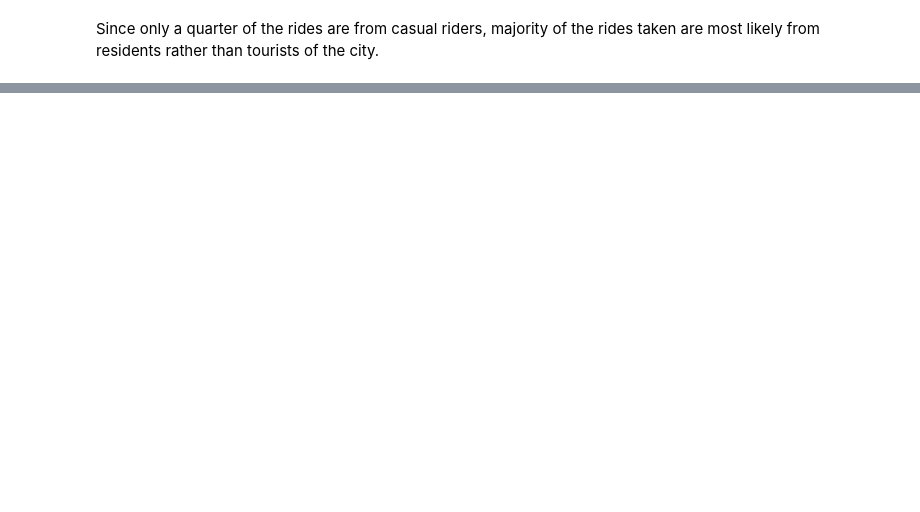
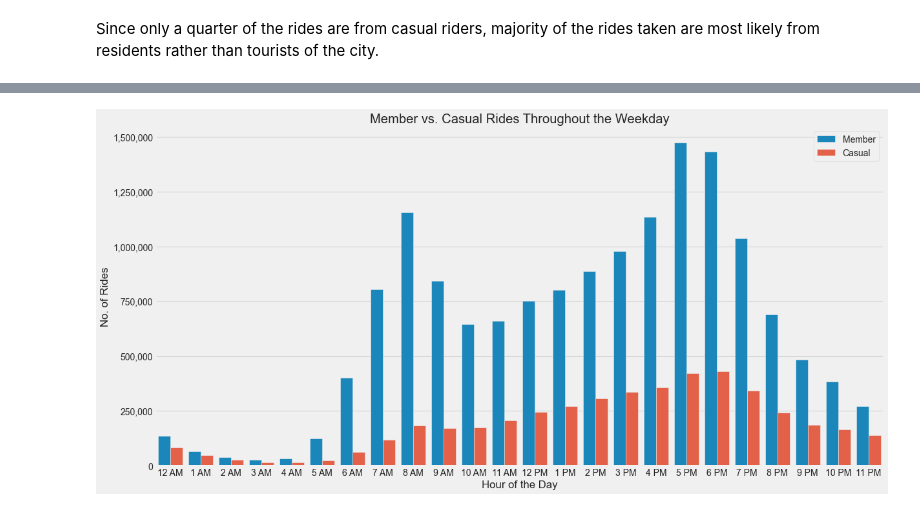
Before and after one commit to jchatterjee/nycdsa_capstone, a Jupyter notebook: DA_Q1_Rider_Behavior.ipynb, the cells around one changed output, grey strips where cells are left out. Cells and saved outputs as stored; diff of their text form; code cells hidden in the pictures; blank space fills up the shorter version.

```diff
--- a/DA_Q1_Rider_Behavior.ipynb
+++ b/DA_Q1_Rider_Behavior.ipynb
@@ -211,0 +172,18 @@ Name: hour_of_day, dtype: int64
+# %%
+# Creating seaborn countplot
+plt.figure(figsize=(18,9))
+g = sns.countplot(x = CB_Ride_Time.hour_of_day.loc[CB_Ride_Time.day_of_week < 5],
+                  data = CB_Ride_Time, hue = 'member_casual')
+
+# Plot formatting
+g.set_yticks(list(range(0,1750000,250000)))
+g.yaxis.set_major_formatter(StrMethodFormatter('{x:,}'))
+g.set_xticklabels(['12 AM','1 AM','2 AM','3 AM','4 AM','5 AM','6 AM', '7 AM', '8 AM', '9 AM', '10 AM', '11 AM',
+                   '12 PM','1 PM','2 PM','3 PM','4 PM','5 PM','6 PM', '7 PM', '8 PM', '9 PM', '10 PM', '11 PM'])
+plt.legend(prop={'size': 14})
+plt.title('Member vs. Casual Rides Throughout the Weekday')
+plt.xlabel('Hour of the Day')
+plt.ylabel('No. of Rides')
+plt.show()
+# %% [output]
+[figure, added]
```
Also changed, not shown: parts of 11 cells of this notebook.
